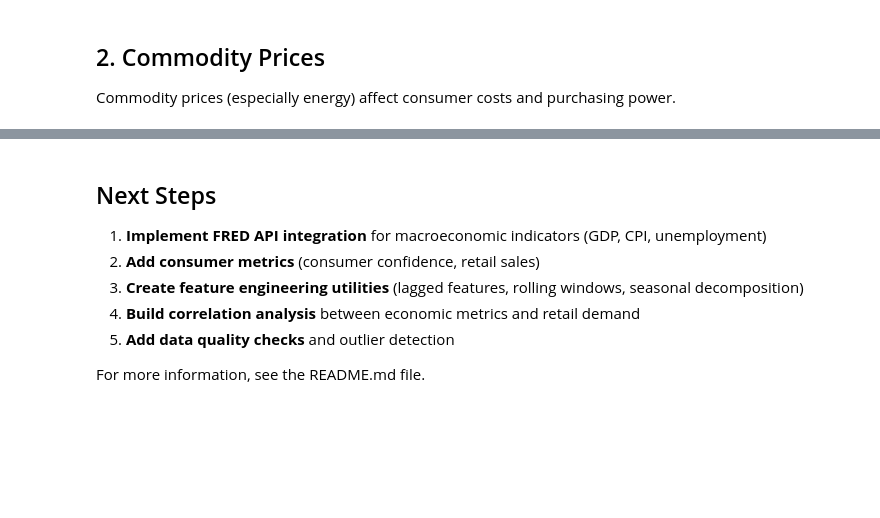
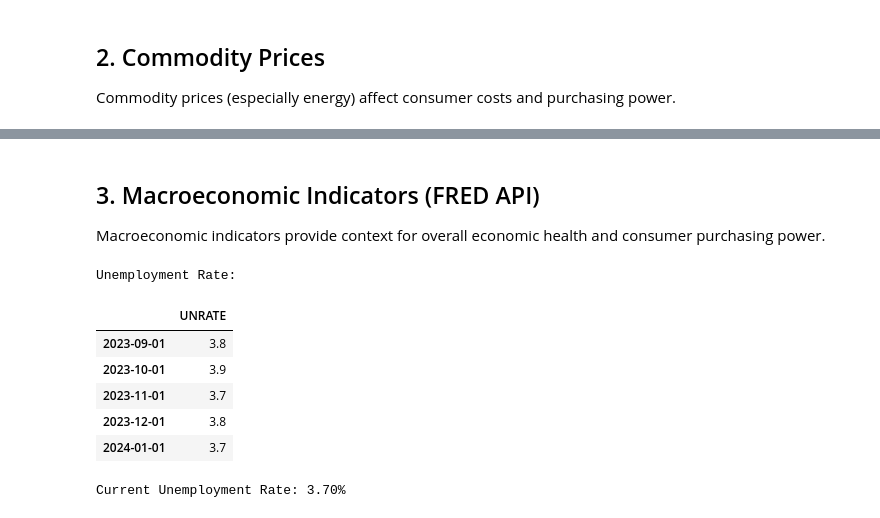
Before and after one commit to azk1r1n/finance_metrics, a Jupyter notebook: src/notebooks/demo.ipynb, the cells around one changed output, grey strips where cells are left out. Drawn from its saved outputs; the diff is of its cells as text; code cells hidden in the pictures; blank space fills up the shorter version.

```diff
--- a/src/notebooks/demo.ipynb
+++ b/src/notebooks/demo.ipynb
@@ -99,10 +188,22 @@ print(indices.corr())
 # %% [markdown]
-## Next Steps
+## 3. Macroeconomic Indicators (FRED API)
 
-1. **Implement FRED API integration** for macroeconomic indicators (GDP, CPI, unemployment)
-2. **Add consumer metrics** (consumer confidence, retail sales)
-3. **Create feature engineering utilities** (lagged features, rolling windows, seasonal decomposition)
-4. **Build correlation analysis** between economic metrics and retail demand
-5. **Add data quality checks** and outlier detection
-
-For more information, see the README.md file.
+Macroeconomic indicators provide context for overall economic health and consumer purchasing power.
+# %%
+# Initialize MacroIndicators (will load FRED_API_KEY from .env)
+macro = MacroIndicators()
+
+# Fetch unemployment rate
+unemployment = macro.get_unemployment_rate(start_date="2020-01-01", end_date="2024-01-01")
+print("Unemployment Rate:")
+display(unemployment.tail())
+print(f"\nCurrent Unemployment Rate: {unemployment.iloc[-1].values[0]:.2f}%")
+# %% [output]
+Unemployment Rate:
+|  | UNRATE |
+| 2023-09-01 | 3.8 |
+| 2023-10-01 | 3.9 |
+| 2023-11-01 | 3.7 |
+| 2023-12-01 | 3.8 |
+| 2024-01-01 | 3.7 |
+Current Unemployment Rate: 3.70%
```
Also changed, not shown: parts of 15 cells of this notebook, 7 other files.
